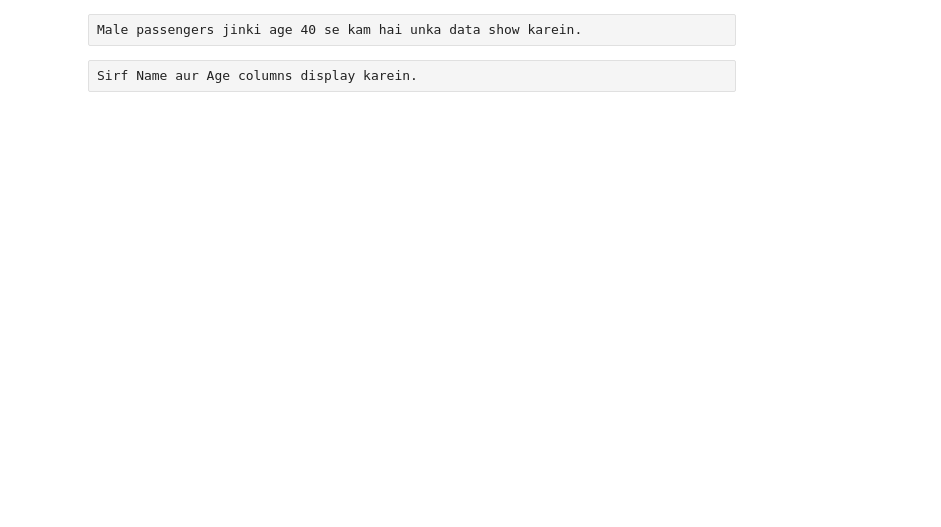
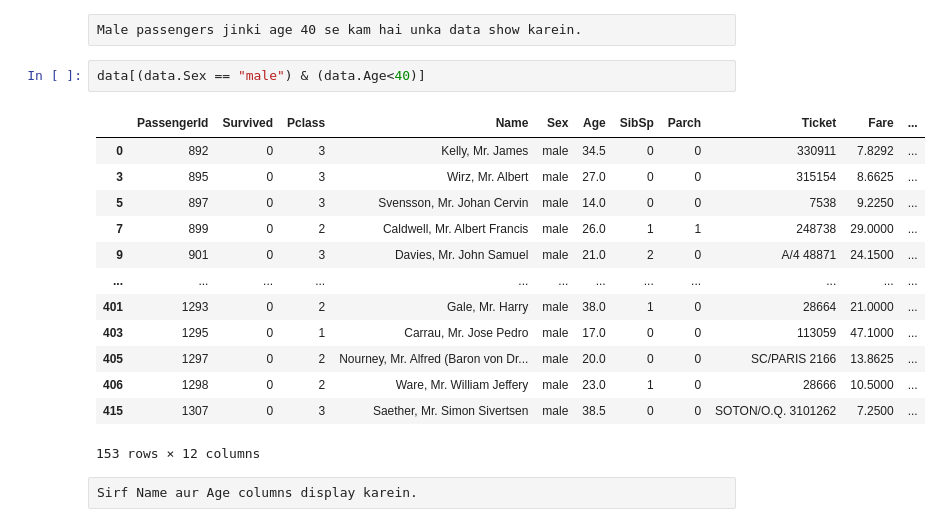
Before and after one commit to githubzohaib/Zohaib-Ali-Assignment-05-AI-DS, a Jupyter notebook: Assigment-Pandas-01.ipynb, the cells around one changed output. Drawn from its saved outputs; the diff is of its cells as text; blank space fills up the shorter version.

```diff
--- a/Assigment-Pandas-01.ipynb
+++ b/Assigment-Pandas-01.ipynb
@@ -7,4 +55,20 @@ Dataset ke last 10 rows display karein.`
 # %% [raw]
 Male passengers jinki age 40 se kam hai unka data show karein.
+# %%
+data[(data.Sex == "male") & (data.Age<40)]
+# %% [output]
+|  | PassengerId | Survived | Pclass | Name | Sex | Age | SibSp | Parch | Ticket | Fare | ... |
+| 0 | 892 | 0 | 3 | Kelly, Mr. James | male | 34.5 | 0 | 0 | 330911 | 7.8292 | ... |
+| 3 | 895 | 0 | 3 | Wirz, Mr. Albert | male | 27.0 | 0 | 0 | 315154 | 8.6625 | ... |
+| 5 | 897 | 0 | 3 | Svensson, Mr. Johan Cervin | male | 14.0 | 0 | 0 | 7538 | 9.2250 | ... |
+| 7 | 899 | 0 | 2 | Caldwell, Mr. Albert Francis | male | 26.0 | 1 | 1 | 248738 | 29.0000 | ... |
+| 9 | 901 | 0 | 3 | Davies, Mr. John Samuel | male | 21.0 | 2 | 0 | A/4 48871 | 24.1500 | ... |
+| ... | ... | ... | ... | ... | ... | ... | ... | ... | ... | ... | ... |
+| 401 | 1293 | 0 | 2 | Gale, Mr. Harry | male | 38.0 | 1 | 0 | 28664 | 21.0000 | ... |
+| 403 | 1295 | 0 | 1 | Carrau, Mr. Jose Pedro | male | 17.0 | 0 | 0 | 113059 | 47.1000 | ... |
+| 405 | 1297 | 0 | 2 | Nourney, Mr. Alfred (Baron von Dr... | male | 20.0 | 0 | 0 | SC/PARIS 2166 | 13.8625 | ... |
+| 406 | 1298 | 0 | 2 | Ware, Mr. William Jeffery | male | 23.0 | 1 | 0 | 28666 | 10.5000 | ... |
+| 415 | 1307 | 0 | 3 | Saether, Mr. Simon Sivertsen | male | 38.5 | 0 | 0 | SOTON/O.Q. 3101262 | 7.2500 | ... |
+153 rows × 12 columns
 # %% [raw]
 Sirf Name aur Age columns display karein.
```
Also changed, not shown: parts of 15 cells of this notebook.
